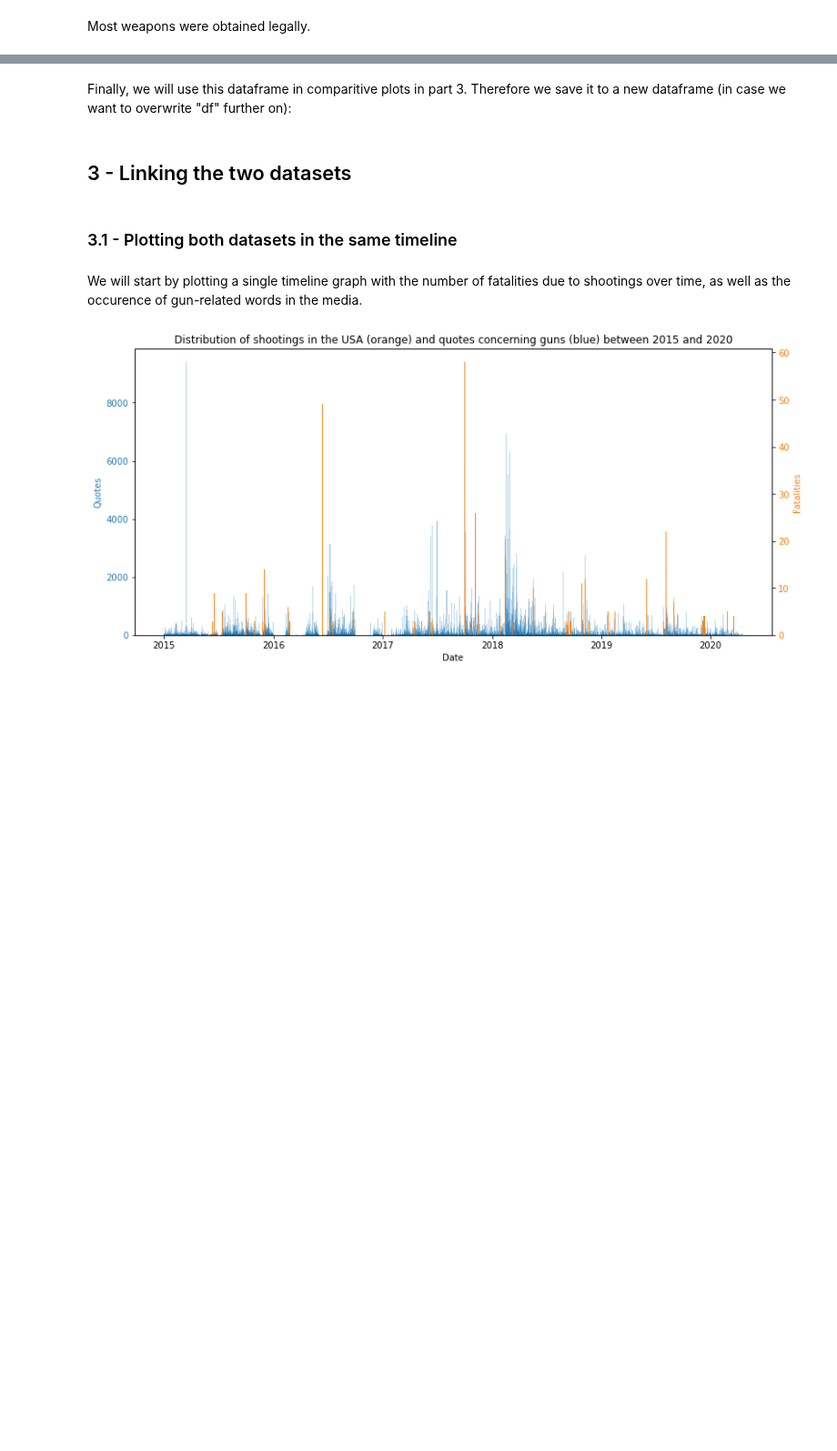
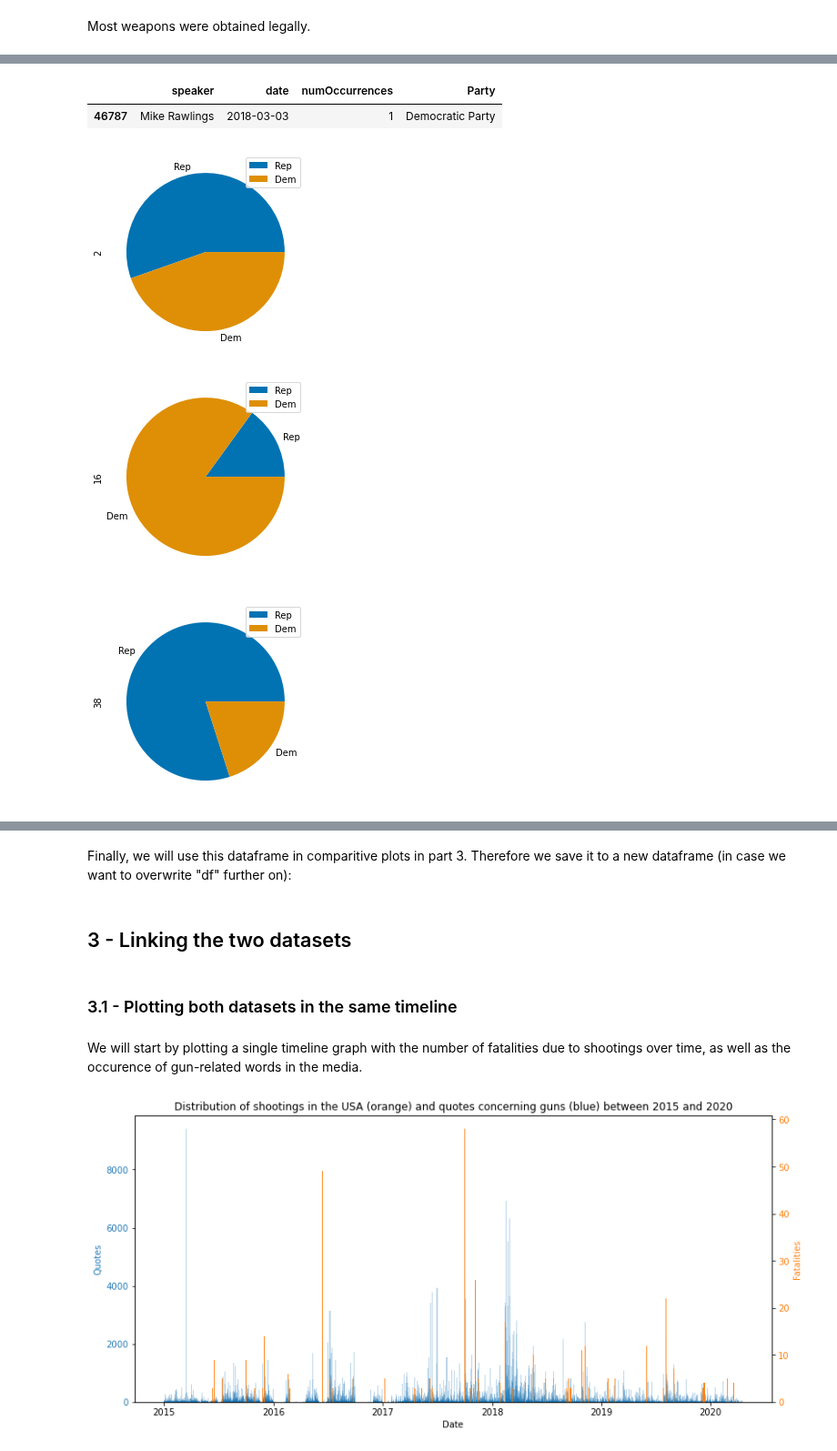
Before and after one commit to epfl-ada/ada-2021-project-clezemath, a Jupyter notebook: milestone3.ipynb, the cells around one changed output, grey strips where cells are left out. Shown at 91% size. Saved outputs shown, nothing was run; the diff lists cells and outputs as text; code cells hidden in the pictures; blank space fills up the shorter version.

```diff
--- a/milestone3.ipynb
+++ b/milestone3.ipynb
@@ -282,0 +329,52 @@ plt.show()
+# %%
+# Obtaining a complete dataframe with parties
+quotes_with_attributes = pd.merge(quotes_with_attributes ,wiki_labels ,how='left', on="QID")
+quotes_with_attributes = quotes_with_attributes.drop(columns=['QID'])
+quotes_with_attributes = quotes_with_attributes.rename(columns={'Label': 'Party'})
+
+# Cleaning the dataframe
+quotes_with_attributes['date'] = pd.to_datetime(quotes_with_attributes['date'])
+quotes_with_attributes['date'] = quotes_with_attributes['date'].dt.date
+quotes_with_attributes = quotes_with_attributes[quotes_with_attributes['Party'].notna()]
+quotes_with_attributes.sample()
+# %% [output]
+|  | speaker | date | numOccurrences | Party |
+| 46787 | Mike Rawlings | 2018-03-03 | 1 | Democratic Party |
+# %%
+# Create the 10 day window after the shooting
+import datetime
+df['date_end'] = 0
+df['date_end'] = df['date'] + datetime.timedelta(days = 10)
+
+# Adding information about Republicans and Democrats
+df['Rep'] = 0
+df['Dem'] = 0
+
+for i in range(len(df)):
+
+    parties = pd.DataFrame(index = ['Democratic Party', 'Republican Party'])
+    parties.index.name = 'Party'
+    data = quotes_with_attributes[(quotes_with_attributes['date'] > df['date'][i]) & (quotes_with_attributes['date'] < df['date_end'][i])]
+    data = data[(data['Party'] == 'Democratic Party') | (data['Party'] == 'Republican Party')]
+    data = data.groupby(['Party']).sum()
+
+    # Merge with empty data frame to avoid loc KeyError
+    parties = pd.merge(parties, data, how='left', on='Party')
+    df['Rep'][i] = parties.loc['Republican Party']
+    df['Dem'][i] = parties.loc['Democratic Party']
+# %%
+# Transpose the dataframe to be able to construct pie charts
+pie = df[['Rep', 'Dem']].transpose()
+
+# Chosing to plot random shootings
+from numpy import random
+
+x = random.randint(len(df), size=(3))
+
+# Plot the charts
+for i in x:
+    pie.plot(kind='pie',colors=sns.color_palette('colorblind'), y = i)
+# %% [output]
+[figure, added]
+[figure, added]
+[figure, added]
```
Also changed, not shown: parts of 12 cells of this notebook.
